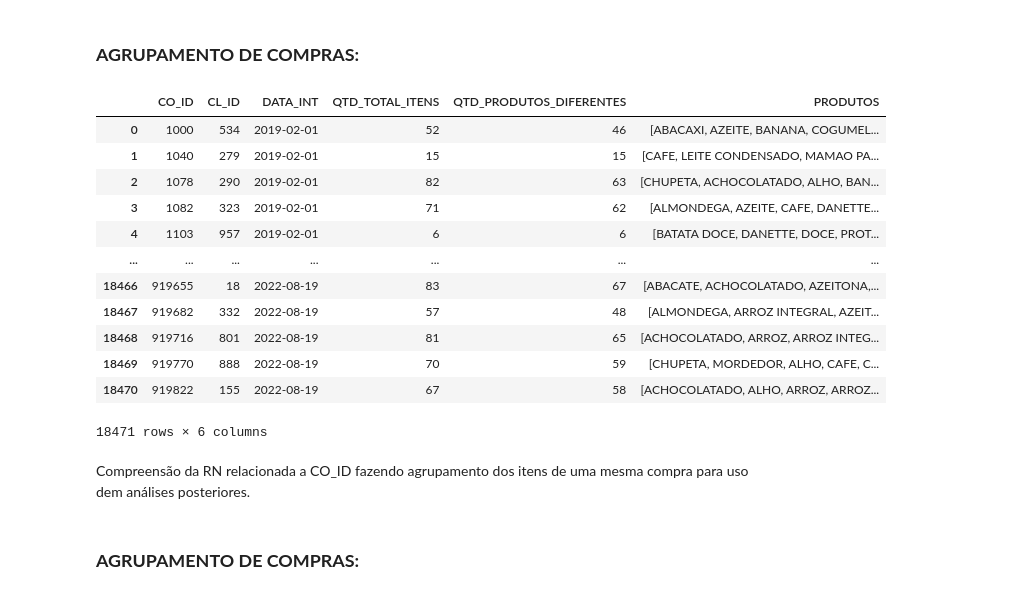
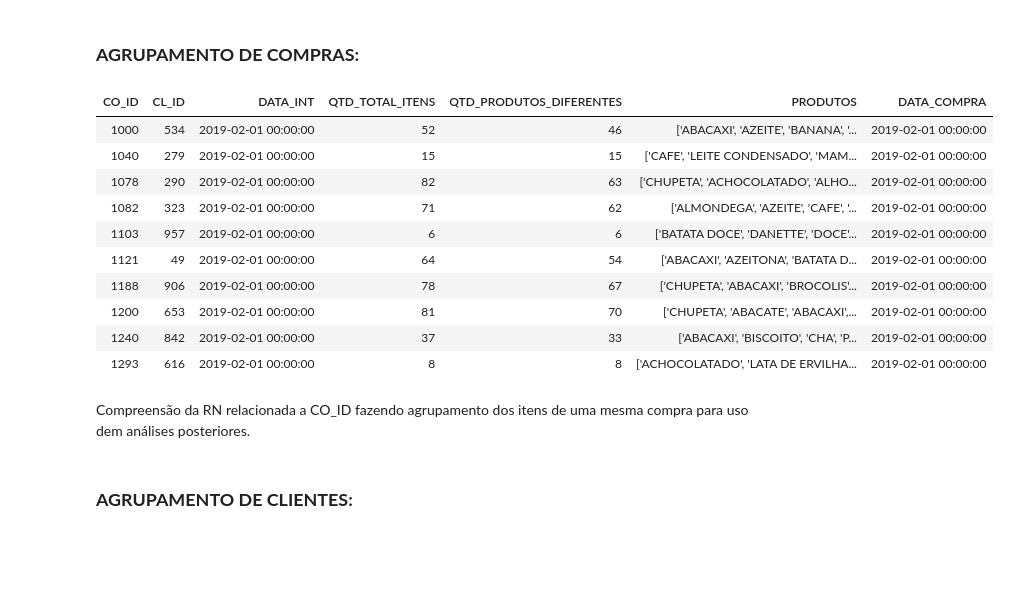
Before and after one commit to KrathK9722/Analise-de-Dados-Python-Projeto-Avaliativo-M1W07, a Jupyter notebook: Analise_Google_COLAB.ipynb, the cells around one changed output. Cells and saved outputs as stored; diff of their text form; code cells hidden in the pictures; blank space fills up the shorter version.

```diff
--- a/Analise_Google_COLAB.ipynb
+++ b/Analise_Google_COLAB.ipynb
@@ -348,28 +348,27 @@ Após a conversão e verificação das datas podemos seguir para a próxima etap
 # %%
 compras_agrupadas = dados_data.groupby("CO_ID", as_index=False).agg(
     CL_ID=("CL_ID", "first"),           # O cliente é sempre o mesmo então podemos pegar somente o primeiro
     DATA_INT=("DATA_INT", "first"),       # A data da compra também é a mesma então podemos pegar o primeiro
     QTD_TOTAL_ITENS=("QUANTIDADE", "sum"),      # Soma quantidade total de itens comprados
     QTD_PRODUTOS_DIFERENTES=("PR_ID", "nunique"),# Soma quantidade de itens diferentes na compra
     PRODUTOS=("PR_NOME", list),         # Lista o nome de todos os produtos comprados
+    DATA_COMPRA=("DATA_INT", "first")
 )
 
-compras_agrupadas
+compras_agrupadas.head(10).style.hide(axis="index")
 # %% [output]
-|  | CO_ID | CL_ID | DATA_INT | QTD_TOTAL_ITENS | QTD_PRODUTOS_DIFERENTES | PRODUTOS |
-| 0 | 1000 | 534 | 2019-02-01 | 52 | 46 | [ABACAXI, AZEITE, BANANA, COGUMEL... |
-| 1 | 1040 | 279 | 2019-02-01 | 15 | 15 | [CAFE, LEITE CONDENSADO, MAMAO PA... |
-| 2 | 1078 | 290 | 2019-02-01 | 82 | 63 | [CHUPETA, ACHOCOLATADO, ALHO, BAN... |
-| 3 | 1082 | 323 | 2019-02-01 | 71 | 62 | [ALMONDEGA, AZEITE, CAFE, DANETTE... |
-| 4 | 1103 | 957 | 2019-02-01 | 6 | 6 | [BATATA DOCE, DANETTE, DOCE, PROT... |
-| ... | ... | ... | ... | ... | ... | ... |
-| 18466 | 919655 | 18 | 2022-08-19 | 83 | 67 | [ABACATE, ACHOCOLATADO, AZEITONA,... |
-| 18467 | 919682 | 332 | 2022-08-19 | 57 | 48 | [ALMONDEGA, ARROZ INTEGRAL, AZEIT... |
-| 18468 | 919716 | 801 | 2022-08-19 | 81 | 65 | [ACHOCOLATADO, ARROZ, ARROZ INTEG... |
-| 18469 | 919770 | 888 | 2022-08-19 | 70 | 59 | [CHUPETA, MORDEDOR, ALHO, CAFE, C... |
-| 18470 | 919822 | 155 | 2022-08-19 | 67 | 58 | [ACHOCOLATADO, ALHO, ARROZ, ARROZ... |
+| CO_ID | CL_ID | DATA_INT | QTD_TOTAL_ITENS | QTD_PRODUTOS_DIFERENTES | PRODUTOS | DATA_COMPRA |
+| 1000 | 534 | 2019-02-01 00:00:00 | 52 | 46 | ['ABACAXI', 'AZEITE', 'BANANA', '... | 2019-02-01 00:00:00 |
+| 1040 | 279 | 2019-02-01 00:00:00 | 15 | 15 | ['CAFE', 'LEITE CONDENSADO', 'MAM... | 2019-02-01 00:00:00 |
+| 1078 | 290 | 2019-02-01 00:00:00 | 82 | 63 | ['CHUPETA', 'ACHOCOLATADO', 'ALHO... | 2019-02-01 00:00:00 |
+| 1082 | 323 | 2019-02-01 00:00:00 | 71 | 62 | ['ALMONDEGA', 'AZEITE', 'CAFE', '... | 2019-02-01 00:00:00 |
+| 1103 | 957 | 2019-02-01 00:00:00 | 6 | 6 | ['BATATA DOCE', 'DANETTE', 'DOCE'... | 2019-02-01 00:00:00 |
+| 1121 | 49 | 2019-02-01 00:00:00 | 64 | 54 | ['ABACAXI', 'AZEITONA', 'BATATA D... | 2019-02-01 00:00:00 |
+| 1188 | 906 | 2019-02-01 00:00:00 | 78 | 67 | ['CHUPETA', 'ABACAXI', 'BROCOLIS'... | 2019-02-01 00:00:00 |
+| 1200 | 653 | 2019-02-01 00:00:00 | 81 | 70 | ['CHUPETA', 'ABACATE', 'ABACAXI',... | 2019-02-01 00:00:00 |
+| 1240 | 842 | 2019-02-01 00:00:00 | 37 | 33 | ['ABACAXI', 'BISCOITO', 'CHA', 'P... | 2019-02-01 00:00:00 |
+| 1293 | 616 | 2019-02-01 00:00:00 | 8 | 8 | ['ACHOCOLATADO', 'LATA DE ERVILHA... | 2019-02-01 00:00:00 |
-18471 rows × 6 columns
 # %% [markdown]
 Compreensão da RN relacionada a CO_ID fazendo agrupamento dos itens de uma mesma compra para uso dem análises posteriores.
 # %% [markdown]
-### **AGRUPAMENTO DE COMPRAS:**
+### **AGRUPAMENTO DE CLIENTES:**
```
Also changed, not shown: parts of 11 cells of this notebook.
